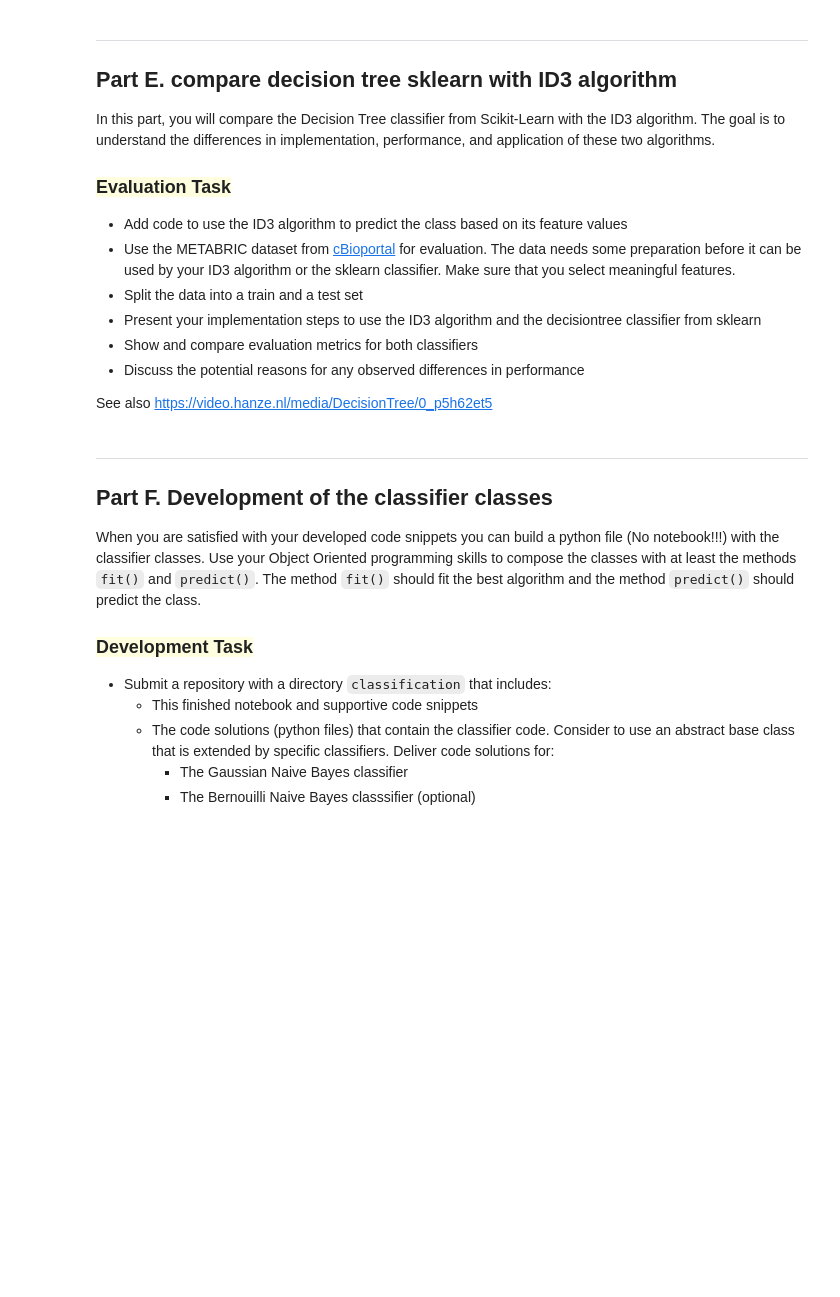
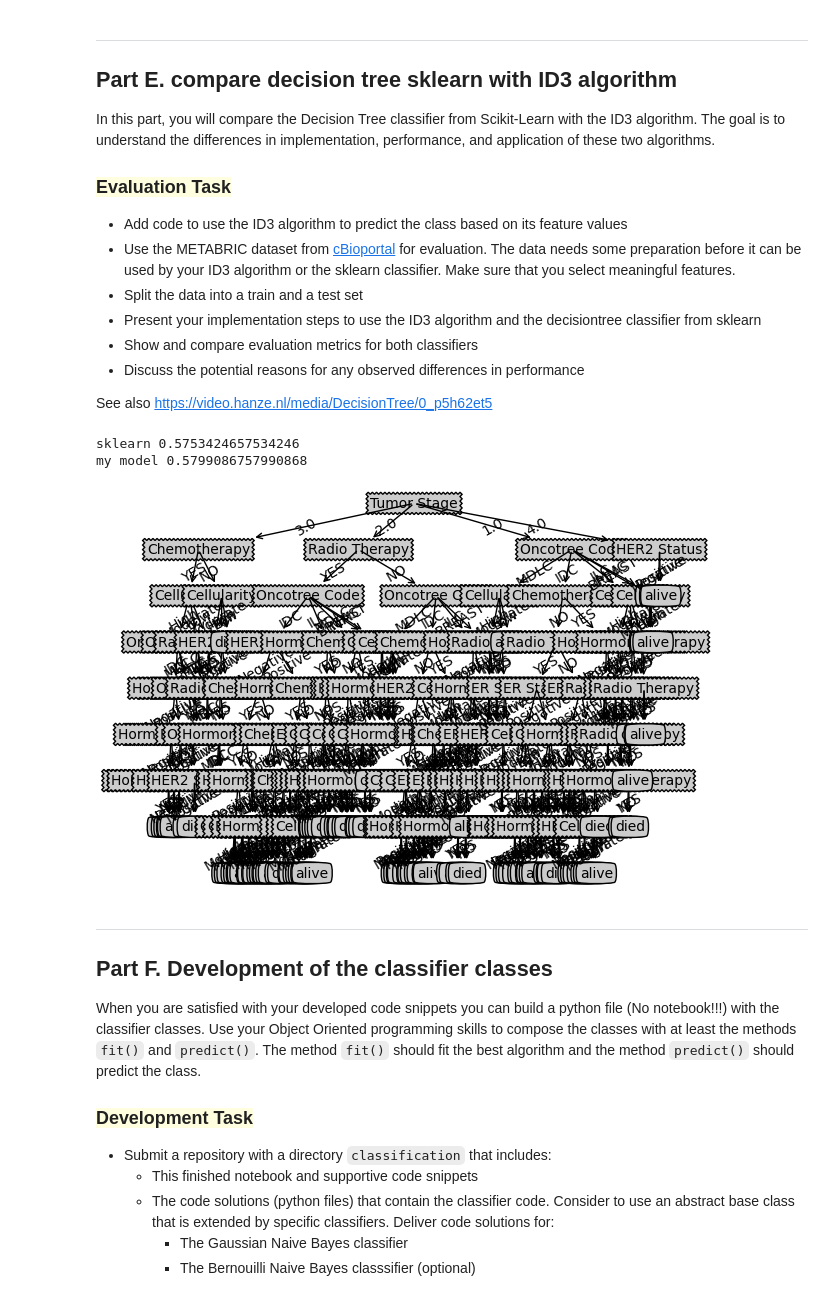
Before and after one commit to jgray1996/machinelearning, a Jupyter notebook: assignment 2/Assignment_Classification.ipynb, the cells around one changed output. Cells and saved outputs as stored; diff of their text form; code cells hidden in the pictures; blank space fills up the shorter version.

```diff
--- a/assignment 2/Assignment_Classification.ipynb
+++ b/assignment 2/Assignment_Classification.ipynb
@@ -554,17 +690,38 @@ See also https://video.hanze.nl/media/DecisionTree/0_p5h62et5
 # The data should be preprocessed before use. For the custom classifier, categorical data is required, so continuous variables need to be binned.
 # For sklearn models, categorical data must be converted into numerical values, either through custom encoding, label encoding, or one-hot encoding.
 # Columns like IDs and cohort should be dropped, as they are not useful for the model.
+data = pd.read_csv('brca_metabric_clinical_data.tsv', sep='\t')
+# YOUR CODE HERE TO PREPARE THE DATA, for instance
+data['Vital Status'] = data['Overall Survival Status'].map({'0:LIVING':'alive', '1:DECEASED':'died'})
 
-# YOUR CODE HERE TO PREPARE THE DATA, for instance
-# data['Vital Status'] = data['Overall Survival Status'].map({'0:LIVING':'alive', '1:DECEASED':'died'})
-
+data.dropna(inplace=True)
+data["Tumor Stage"] = data['Tumor Stage'].astype(str)
 
 # The following features could be selected, but you are free to select more or other features
 features = ['Cellularity', 'Chemotherapy', 'ER Status', 'HER2 Status',
        'Hormone Therapy', 'Tumor Stage', 'Radio Therapy', 'Oncotree Code']
 target = 'Vital Status'
 
-# X = data[features]
-# y = data[target]
+X = data[features]
+y = data[target]
+
 
 #################################
+# %%
+from sklearn.model_selection import train_test_split
+from sklearn.tree import DecisionTreeClassifier
+from sklearn.metrics import accuracy_score
+from sklearn.preprocessing import OneHotEncoder, LabelEncoder
+
+
+# Encode data for sklearn descisiontree
+one_hot_enc = OneHotEncoder(handle_unknown='ignore')
+lab_enc = LabelEncoder()
+
+X_e = one_hot_enc.fit_transform(X).toarray()
+y_e = lab_enc.fit_transform(y)
+# %%
+# create 80/20 train_test_split for encoded data
+Xe_train, Xe_test, ye_train, ye_test = train_test_split(X_e, y_e, test_size=0.2, random_state=1)
+# create 80/20 train_test_split for unencoded data
+data_train, data_test = train_test_split(data, test_size=0.2, random_state=1)
@@ -571,18 +732,34 @@ target = 'Vital Status'
+# %%
+from classification.id3 import ID3 as my_ID3
+model = my_ID3()
+tree = model.fit(data_train, features, target, depth=0, max_depth=2)
+predictions = model.predict(data_test[features], tree)
 # %%
 def evaluate(clf, X_test, y_test):
     # Predict on the test data
     y_pred = clf.predict(X_test)
     # Evaluate the model performance
     print(f"Actual labels:{y_test.to_list()[0:10]}")
     print(f"Predicted labels:{y_pred[0:10]}")
     print(f"Accuracy:{accuracy_score(y_test, y_pred):.2f}")
 
 
 # Split the data into training and testing sets (80% train, 20% test)
 # for id3 as well as sklearn decision tree (use sklearn Decision Tree classifier with entropy criterion)
 # fit the model
 # print tree from fitted model
 # evaluate model
+
+lab_enc.fit_transform(y)
+print(f"sklearn {accuracy_score(ye_test, sk_p)}",
+      f"my model {accuracy_score(lab_enc.fit_transform(data_test["Vital Status"]),
+                                 lab_enc.fit_transform(predictions))}", sep="\n")
+import custom_plotter
+custom_plotter.create_plot(tree)
+# %% [output]
+sklearn 0.5753424657534246
+my model 0.5799086757990868
+[figure, added]
 # %% [markdown]
  ---
  <a name='06'></a>
```
Also changed, not shown: parts of 8 cells of this notebook, 4 other files.
